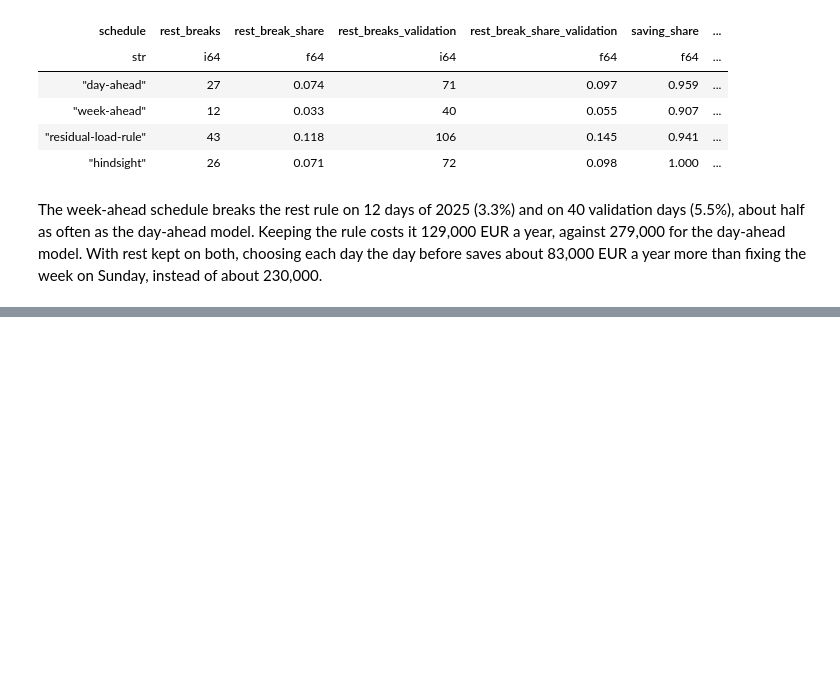
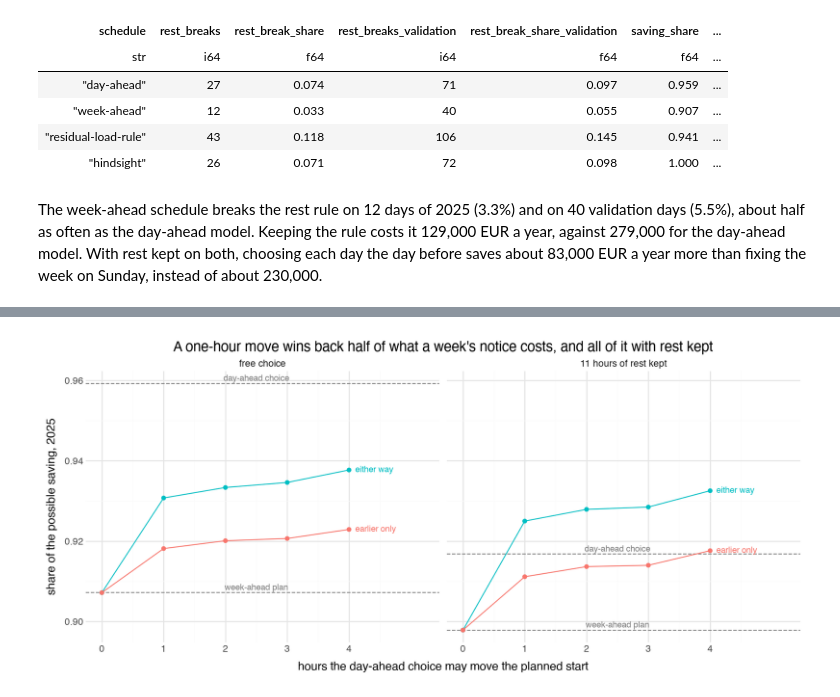
Before and after one commit to martin-gbeck/dba-group-project, a Jupyter notebook: week_ahead.ipynb, the cells around one changed output, grey strips where cells are left out. Cells and saved outputs as stored; diff of their text form; code cells hidden in the pictures; blank space fills up the shorter version.

```diff
--- a/week_ahead.ipynb
+++ b/week_ahead.ipynb
@@ -35,9 +36,23 @@ Load the libraries and the fetch functions, and set the table display defaults.
 # %%
 import numpy as np
 import polars as pl
+from plotnine import (
+    aes,
+    facet_wrap,
+    geom_hline,
+    geom_line,
+    geom_point,
+    geom_text,
+    ggplot,
+    labs,
+    scale_x_continuous,
+    theme,
+    theme_minimal,
+    theme_set,
+)
 
 from lib.data_schemas import CombinedDataSchema
-from lib.decision import premium, rest_check
+from lib.decision import flex_check, premium, rest_check
 from lib.evaluation import Scores, cross_validate, evaluate, summarise_folds
 from lib.fetching import fetch_de_prices, fetch_forecasts, fetch_neighbor_prices
 from lib.modeling import LassoThenXGB, df_to_np
@@ -51,6 +66,7 @@ _ = (
     .set_fmt_str_lengths(60)
     .set_float_precision(3)
 )
+theme_set(theme_minimal() + theme(figure_size=(10, 4.5), legend_position="top"))
 # %% [markdown]
 ## 2. Data and features
 
@@ -458,3 +554,70 @@ The week-ahead schedule breaks the rest rule on 12 days of 2025 (3.3%) and on 40
+# %%
+SETTING_NAMES = {False: "free choice", True: "11 hours of rest kept"}
+# an ordered type, so the free choice is the first panel
+SETTING_ORDER = pl.Enum(list(SETTING_NAMES.values()))
+within_four = (pl.col("earlier") <= 4) & (pl.col("later") <= 4)
+# the 0-hour reach starts both lines
+either_way = flex_2025.filter(
+    within_four, pl.col("earlier") == pl.col("later")
+).with_columns(move=pl.lit("either way"), hours=pl.col("earlier"))
+earlier_only = flex_2025.filter(within_four, pl.col("later") == 0).with_columns(
+    move=pl.lit("earlier only"), hours=pl.col("earlier")
+)
+lines = pl.concat([either_way, earlier_only]).with_columns(
+    setting=pl.col("keep_rest").replace_strict(
+        SETTING_NAMES, return_dtype=SETTING_ORDER
+    )
+)
+line_names = lines.filter(pl.col("hours") == 4)
+references = pl.concat(
+    [
+        flex_2025.filter(pl.col("reach") == "any-start").with_columns(
+            level=pl.lit("day-ahead choice")
+        ),
+        flex_2025.filter(pl.col("reach") == "either-way-0h").with_columns(
+            level=pl.lit("week-ahead plan")
+        ),
+    ]
+).with_columns(
+    setting=pl.col("keep_rest").replace_strict(
+        SETTING_NAMES, return_dtype=SETTING_ORDER
+    )
+)
+
+(
+    ggplot(lines, aes("hours", "saving_share"))
+    + geom_hline(
+        data=references,
+        mapping=aes(yintercept="saving_share"),
+        linetype="dashed",
+        color="grey",
+    )
+    + geom_text(
+        data=references,
+        mapping=aes(x=2.5, y="saving_share", label="level"),
+        va="bottom",
+        size=8,
+        color="grey",
+    )
+    + geom_line(aes(color="move"))
+    + geom_point(aes(color="move"))
+    + geom_text(
+        data=line_names,
+        mapping=aes(x=4.1, label="move", color="move"),
+        ha="left",
+        size=8,
+    )
+    + facet_wrap("setting")
+    + scale_x_continuous(breaks=REACH_HOURS, limits=(0, 5.2))
+    + labs(
+        x="hours the day-ahead choice may move the planned start",
+        y="share of the possible saving, 2025",
+        title="A one-hour move wins back half of what a week's notice costs, and all of it with rest kept",
+    )
+    + theme(legend_position="none")
+)
+# %% [output]
+[figure, added]
 # %% [markdown]
 ## What a week's notice costs
 
```
Also changed, not shown: parts of 7 cells of this notebook, 7 other files.
